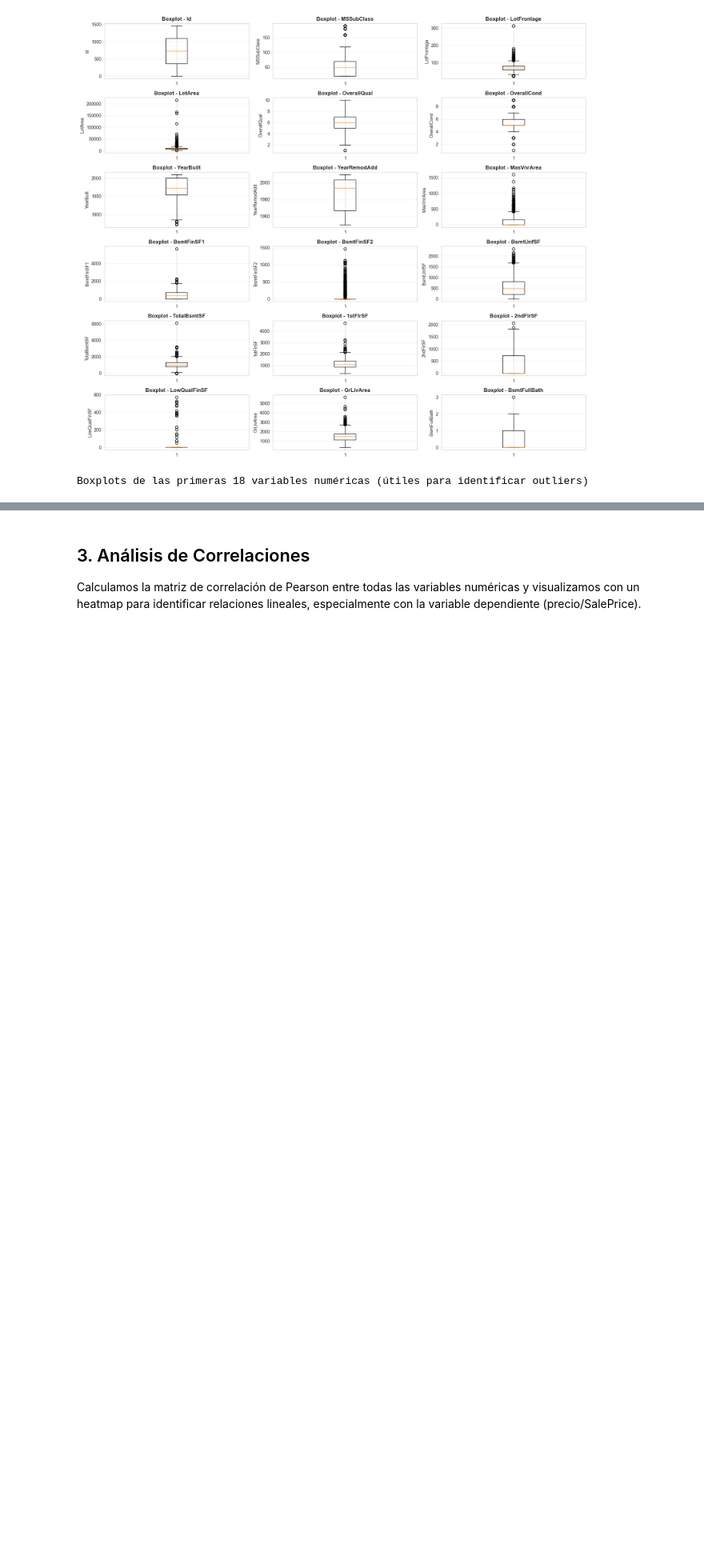
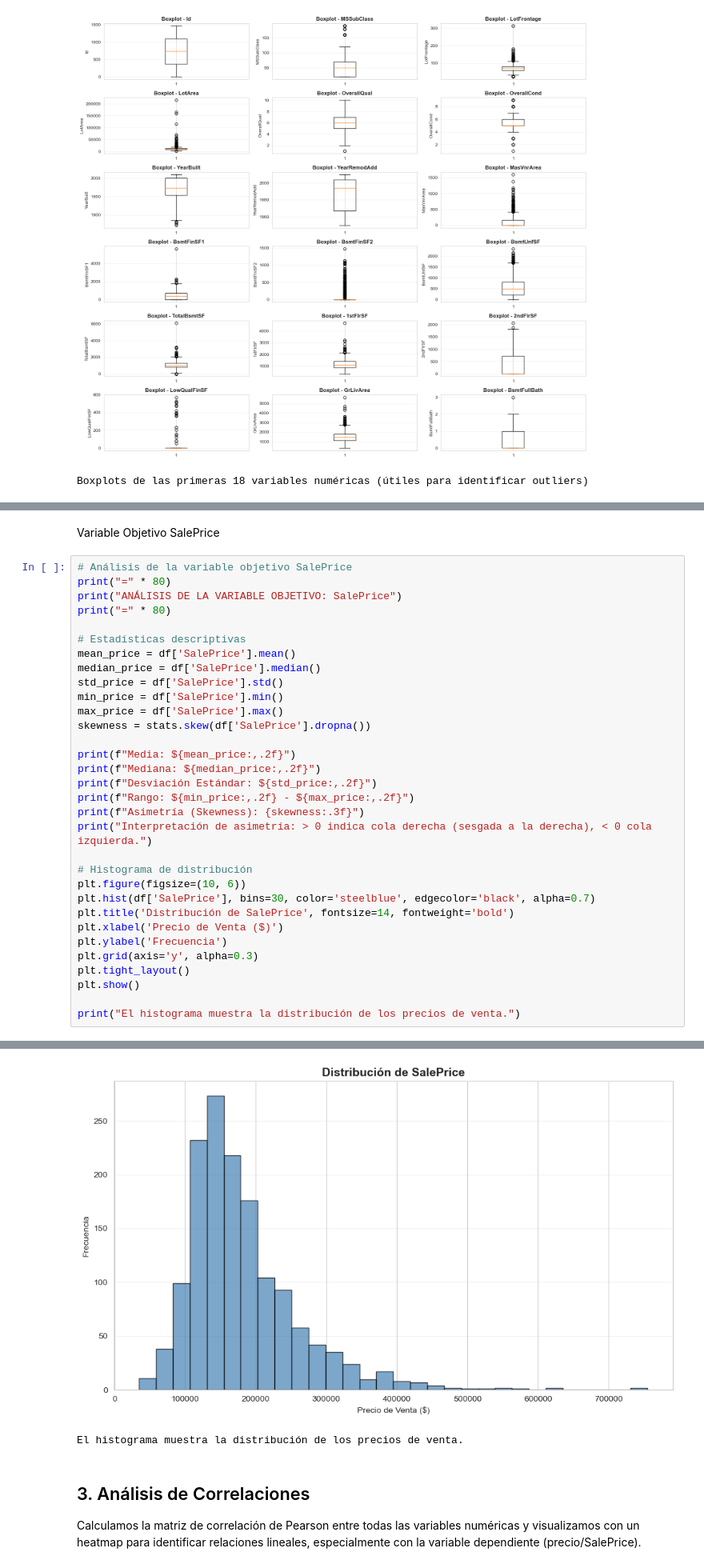
Before and after one commit to kmgomezm/proyecto_estadistica_multivariada, a Jupyter notebook: notebooks/EDA_Previo_PrecioCasas.ipynb, the cells around one changed output, grey strips where cells are left out. Shown at 80% size. Cells and saved outputs as stored; diff of their text form; blank space fills up the shorter version.

```diff
--- a/notebooks/EDA_Previo_PrecioCasas.ipynb
+++ b/notebooks/EDA_Previo_PrecioCasas.ipynb
@@ -219 +295,36 @@ print("Boxplots de las otras 20 variables numéricas (útiles para identificar o
 Boxplots de las otras 20 variables numéricas (útiles para identificar outliers)
+# %% [markdown]
+Variable Objetivo SalePrice
+# %%
+# Análisis de la variable objetivo SalePrice
+print("=" * 80)
+print("ANÁLISIS DE LA VARIABLE OBJETIVO: SalePrice")
+print("=" * 80)
+
+# Estadísticas descriptivas
+mean_price = df['SalePrice'].mean()
+median_price = df['SalePrice'].median()
+std_price = df['SalePrice'].std()
+min_price = df['SalePrice'].min()
+max_price = df['SalePrice'].max()
+skewness = stats.skew(df['SalePrice'].dropna())
+
+print(f"Media: ${mean_price:,.2f}")
+print(f"Mediana: ${median_price:,.2f}")
+print(f"Desviación Estándar: ${std_price:,.2f}")
+print(f"Rango: ${min_price:,.2f} - ${max_price:,.2f}")
+print(f"Asimetría (Skewness): {skewness:.3f}")
+print("Interpretación de asimetría: > 0 indica cola derecha (sesgada a la derecha), < 0 cola izquierda.")
+
+# Histograma de distribución
+plt.figure(figsize=(10, 6))
+plt.hist(df['SalePrice'], bins=30, color='steelblue', edgecolor='black', alpha=0.7)
+plt.title('Distribución de SalePrice', fontsize=14, fontweight='bold')
+plt.xlabel('Precio de Venta ($)')
+plt.ylabel('Frecuencia')
+plt.grid(axis='y', alpha=0.3)
+plt.tight_layout()
+plt.show()
+
+print("El histograma muestra la distribución de los precios de venta.")
+# %% [output]
@@ -220,3 +340,5 @@ Boxplots de las otras 20 variables numéricas (útiles para identificar outliers
+[figure, added]
+El histograma muestra la distribución de los precios de venta.
 # %% [markdown]
 ## 3. Análisis de Correlaciones
 
```
Also changed, not shown: parts of 8 cells of this notebook.
